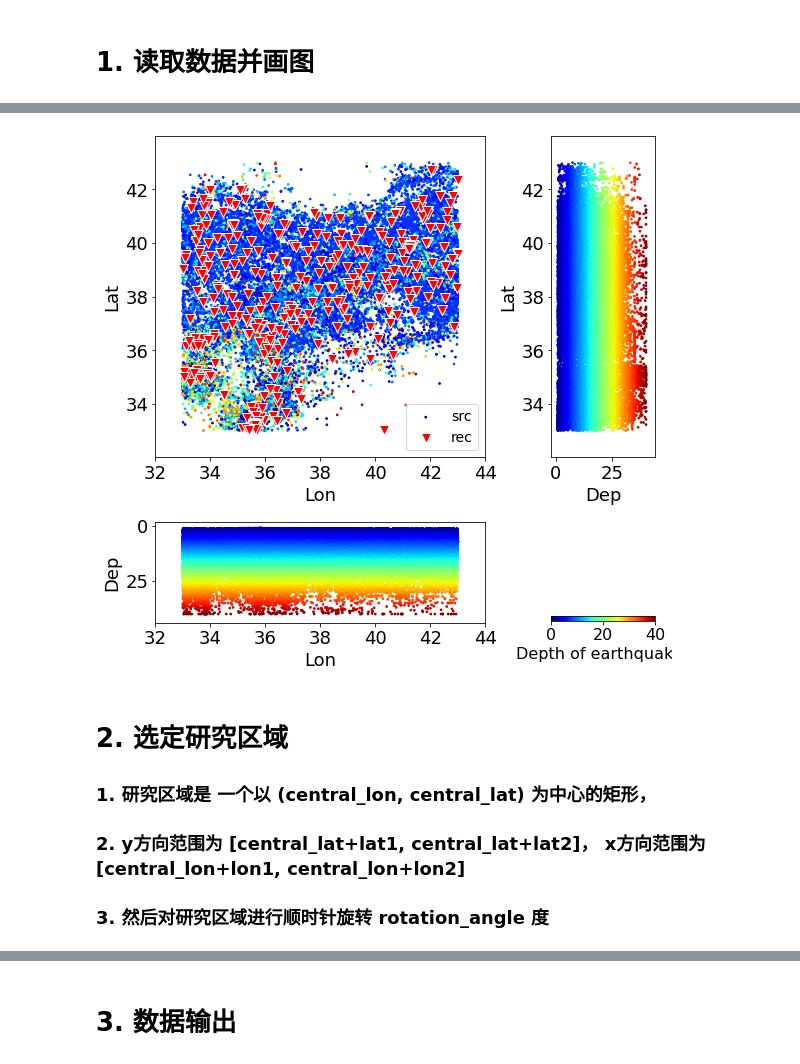
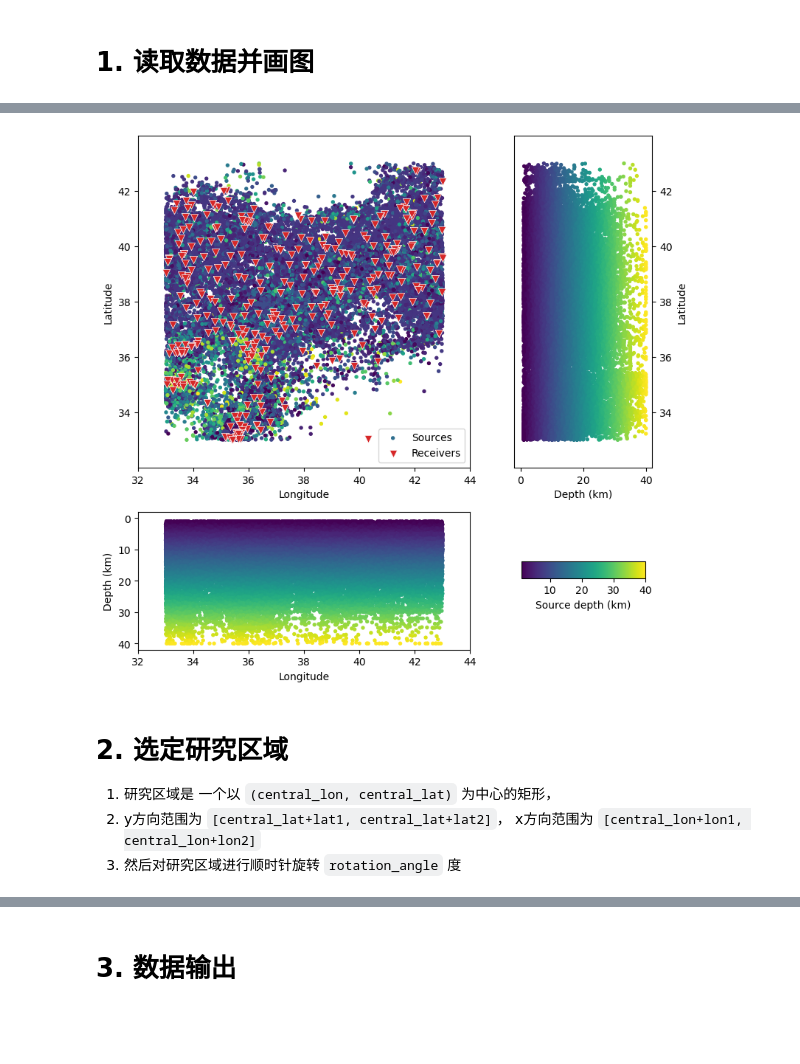
Before and after one commit to JingChen-Thu/TomoATT_examples_for_course2026, a Jupyter notebook: CHS/Step1_Data_Process/DataProc1_remove_data_outside_study_region.ipynb, the cells around one changed output, grey strips where cells are left out. Drawn from its saved outputs; the diff is of its cells as text; code cells hidden in the pictures; blank space fills up the shorter version.

```diff
--- a/CHS/Step1_Data_Process/DataProc1_remove_data_outside_study_region.ipynb
+++ b/CHS/Step1_Data_Process/DataProc1_remove_data_outside_study_region.ipynb
@@ -14,9 +22,9 @@ os.makedirs('figs', exist_ok=True)
 # 1. 读取数据并画图
 # %%
 # 读取数据
-fname = "traveltime_data/src_rec_Turkey.dat"
-[ev_info_obs, st_info_obs] = ffd.read_src_rec_file(fname)
+# [ev_info_obs, st_info_obs] = ffd.read_src_rec_file(fname)
+sr = pta.SrcRec.read(f"{output_dir}/src_rec_Turkey.dat")
 
 # 数据画图（可选） fname = None 可以不保存图片
-ffd.fig_ev_st_distribution_dep(ev_info_obs, st_info_obs, fname = "figs/step1_original_data.png")
+sr.plot(color_by='depth', fname="figs/step1_original_data.png");
 # %% [output]
@@ -23,9 +32,9 @@ ffd.fig_ev_st_distribution_dep(ev_info_obs, st_info_obs, fname = "figs/step1_ori
-[figure, old version]
+[figure, new version]
 # %% [markdown]
 # 2. 选定研究区域
-### 1. 研究区域是 一个以 (central_lon, central_lat) 为中心的矩形，
-### 2. y方向范围为 [central_lat+lat1, central_lat+lat2]， x方向范围为 [central_lon+lon1, central_lon+lon2]
-### 3. 然后对研究区域进行顺时针旋转 rotation_angle 度
+1. 研究区域是 一个以 `(central_lon, central_lat)` 为中心的矩形，
+2. y方向范围为 `[central_lat+lat1, central_lat+lat2]`， x方向范围为 `[central_lon+lon1, central_lon+lon2]`
+3. 然后对研究区域进行顺时针旋转 `rotation_angle` 度
 # %%
 central_lat = 37.0      # 旋转中心纬度
 central_lon = 37.0      # 旋转中心经度
```
Also changed, not shown: parts of 7 cells of this notebook, 5 other files.
